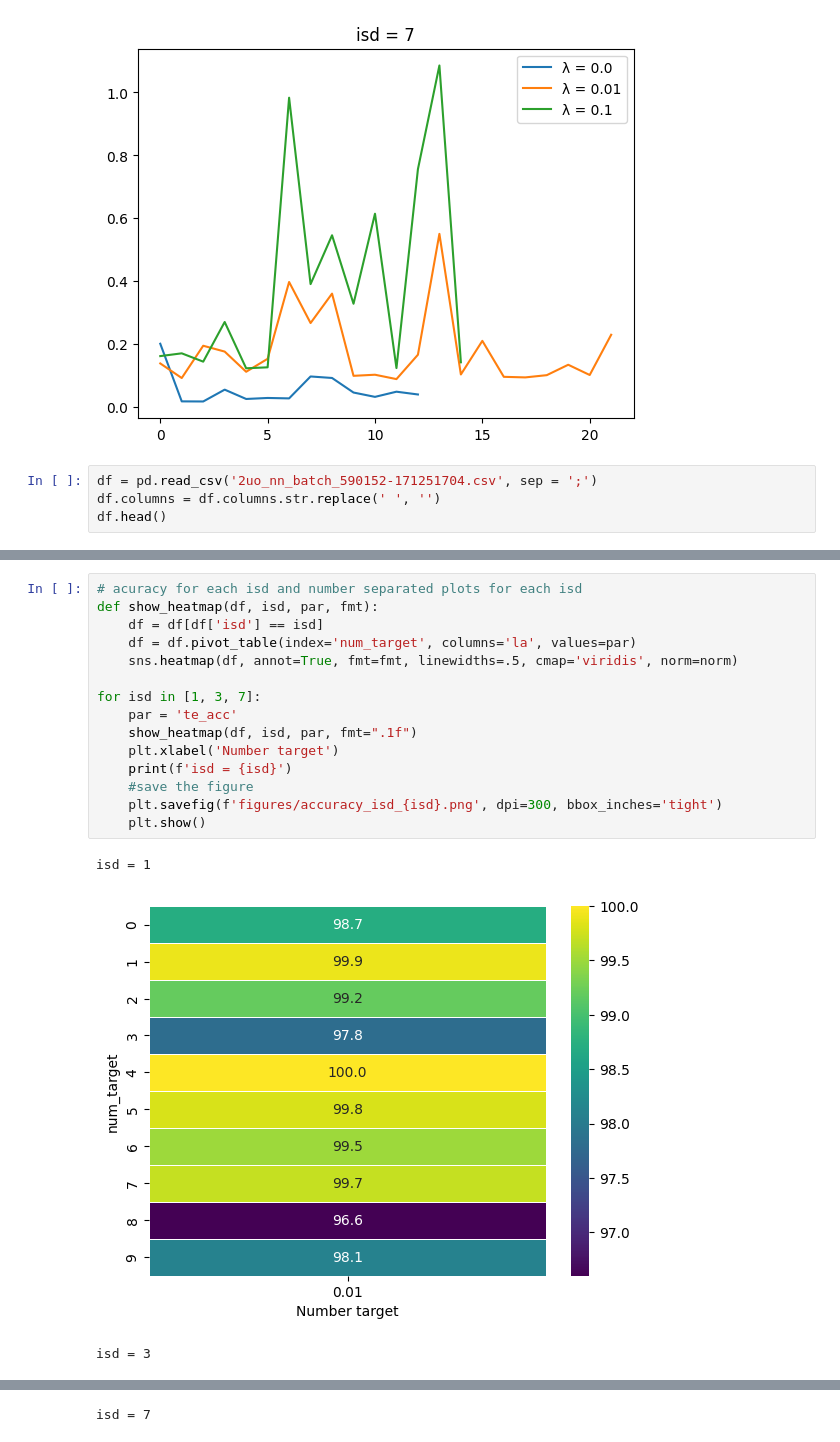
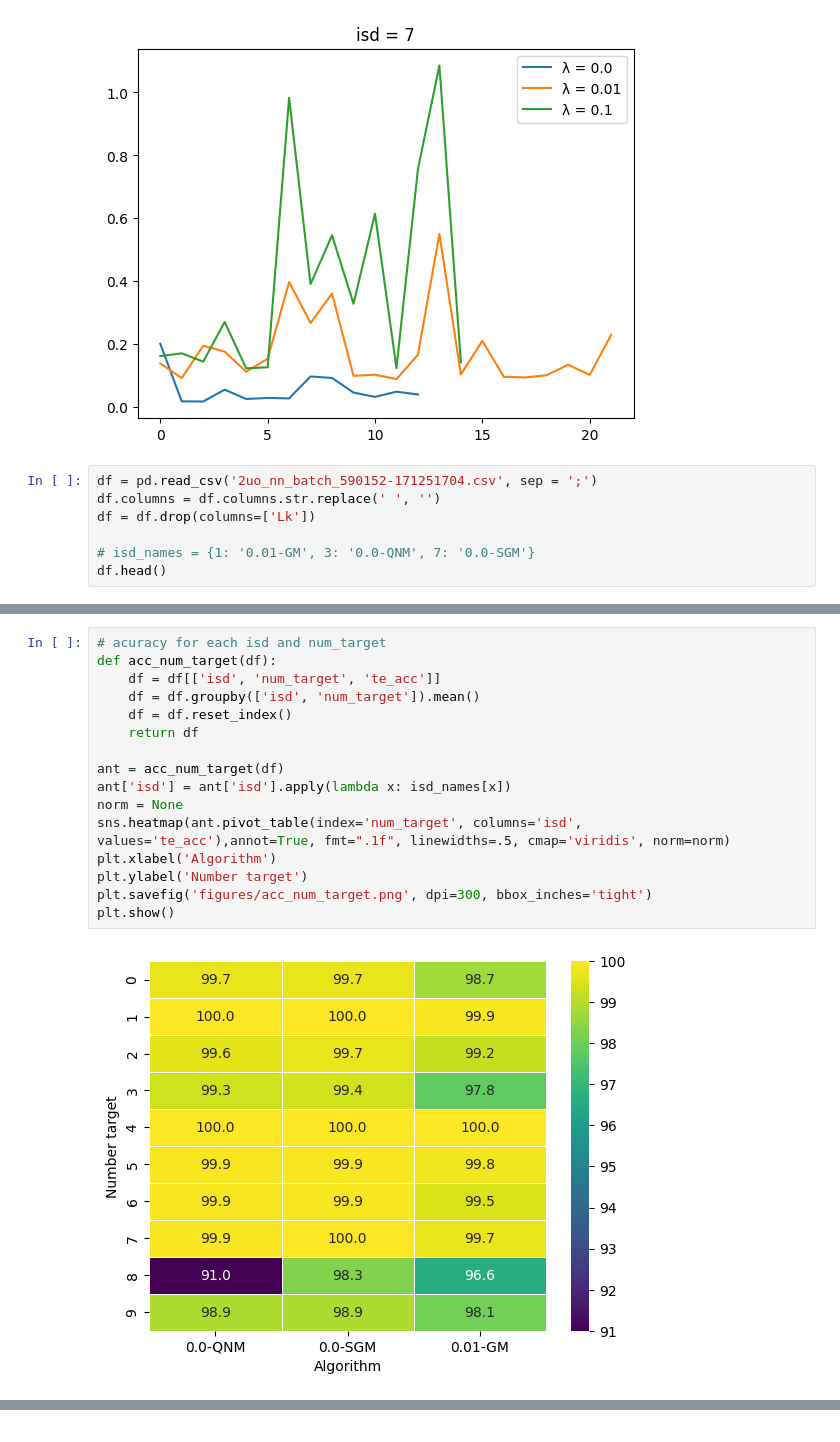
Before and after one commit to carlosarboness/NN-Mathematical-Optimization, a Jupyter notebook: graphics.ipynb, the cells around one changed output, grey strips where cells are left out. Cells and saved outputs as stored; diff of their text form.

```diff
--- a/graphics.ipynb
+++ b/graphics.ipynb
@@ -259,5 +300,8 @@ for isd in [1, 3, 7]:
 # %%
 df = pd.read_csv('2uo_nn_batch_590152-171251704.csv', sep = ';')
 df.columns = df.columns.str.replace(' ', '')
+df = df.drop(columns=['Lk'])
+
+# isd_names = {1: '0.01-GM', 3: '0.0-QNM', 7: '0.0-SGM'}
 df.head()
 # %% [output]
@@ -315,19 +359,18 @@ bar_avg_acc(df)
 # %%
-# acuracy for each isd and number separated plots for each isd
-def show_heatmap(df, isd, par, fmt):
-    df = df[df['isd'] == isd]
-    df = df.pivot_table(index='num_target', columns='la', values=par)
-    sns.heatmap(df, annot=True, fmt=fmt, linewidths=.5, cmap='viridis', norm=norm)
+# acuracy for each isd and num_target
+def acc_num_target(df):
+    df = df[['isd', 'num_target', 'te_acc']]
+    df = df.groupby(['isd', 'num_target']).mean()
+    df = df.reset_index()
+    return df
 
-for isd in [1, 3, 7]:
-    par = 'te_acc'
-    show_heatmap(df, isd, par, fmt=".1f")
-    plt.xlabel('Number target')
-    print(f'isd = {isd}')
-    #save the figure
-    plt.savefig(f'figures/accuracy_isd_{isd}.png', dpi=300, bbox_inches='tight')
-    plt.show()
+ant = acc_num_target(df)
+ant['isd'] = ant['isd'].apply(lambda x: isd_names[x])
+norm = None
+sns.heatmap(ant.pivot_table(index='num_target', columns='isd', values='te_acc'),annot=True, fmt=".1f", linewidths=.5, cmap='viridis', norm=norm)
+plt.xlabel('Algorithm')
+plt.ylabel('Number target')
+plt.savefig('figures/acc_num_target.png', dpi=300, bbox_inches='tight')
+plt.show()
 # %% [output]
-isd = 1
-[figure, old version]
+[figure, new version]
-isd = 3
@@ -335 +376,0 @@ isd = 3
-isd = 7
```
Also changed, not shown: parts of 14 cells of this notebook, 28 other files.
